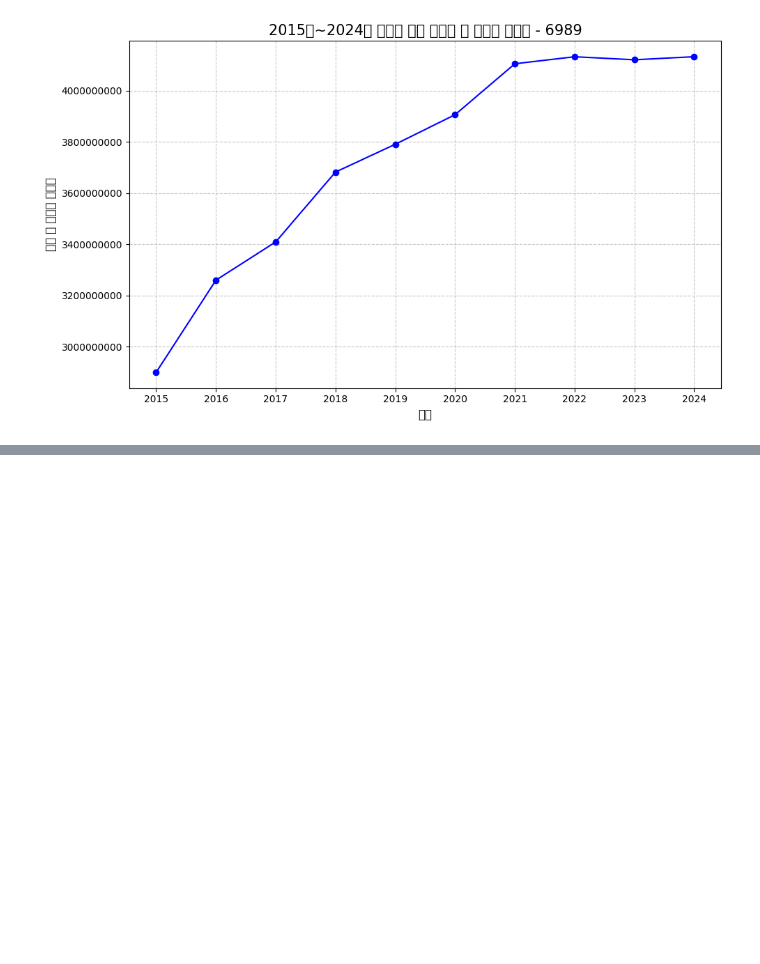
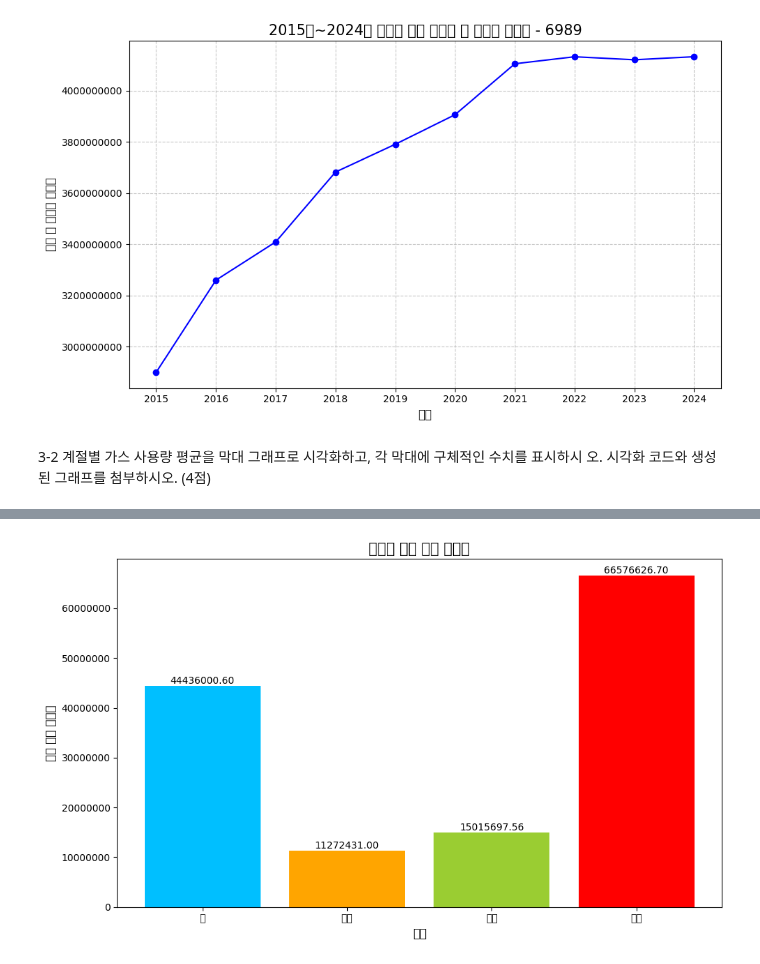
Before and after one commit to Kyongkr/Data-Analysis-with-Open-Source, a Jupyter notebook: 오픈소스_데이터_분석_6강.ipynb, the cells around one changed output, grey strips where cells are left out. Drawn from its saved outputs; the diff is of its cells as text; code cells hidden in the pictures; blank space fills up the shorter version.

```diff
--- a/오픈소스_데이터_분석_6강.ipynb
+++ b/오픈소스_데이터_분석_6강.ipynb
@@ -427,3 +405,29 @@ WARNING:matplotlib.font_manager:findfont: Font family 'NanumBarunGothic' not fou
 WARNING:matplotlib.font_manager:findfont: Font family 'NanumBarunGothic' not found.
 WARNING:matplotlib.font_manager:findfont: Font family 'NanumBarunGothic' not found.
 [figure]
+# %% [markdown]
+3-2 계절별 가스 사용량 평균을 막대 그래프로 시각화하고, 각 막대에 구체적인 수치를 표시하시
+오. 시각화 코드와 생성된 그래프를 첨부하시오. (4점)
+# %%
+# 계절별 가스 사용량 평균 계산
+season_gas_usage_average = df.groupby('계절')['가스'].mean().reindex(['봄', '여름', '가을', '겨울'])
+
+# 막대 그래프 생성
+plt.figure(figsize=(10, 6))
+bars = plt.bar(season_gas_usage_average.index, season_gas_usage_average.values, color=['deepskyblue', 'orange', 'yellowgreen', 'red'])
+
+# 그래프 제목 및 라벨 설정
+plt.title('계절별 평균 가스 사용량', fontsize=15)
+plt.xlabel('계절', fontsize=12)
+plt.ylabel('평균 가스 사용량', fontsize=12)
+plt.ticklabel_format(axis='y', style='plain')
+
+# 각 막대 위에 구체적인 수치 표시
+for bar in bars:
+    height = bar.get_height()
+    plt.text(bar.get_x() + bar.get_width() / 2, height, f'{height:.2f}',
+             ha='center', va='bottom', fontsize=10, color='black')
+
+plt.tight_layout()
+plt.show()
+# %% [output]
@@ -429,0 +451 @@ WARNING:matplotlib.font_manager:findfont: Font family 'NanumBarunGothic' not fou
+[figure, added]
```
Also changed, not shown: parts of 3 cells of this notebook.
